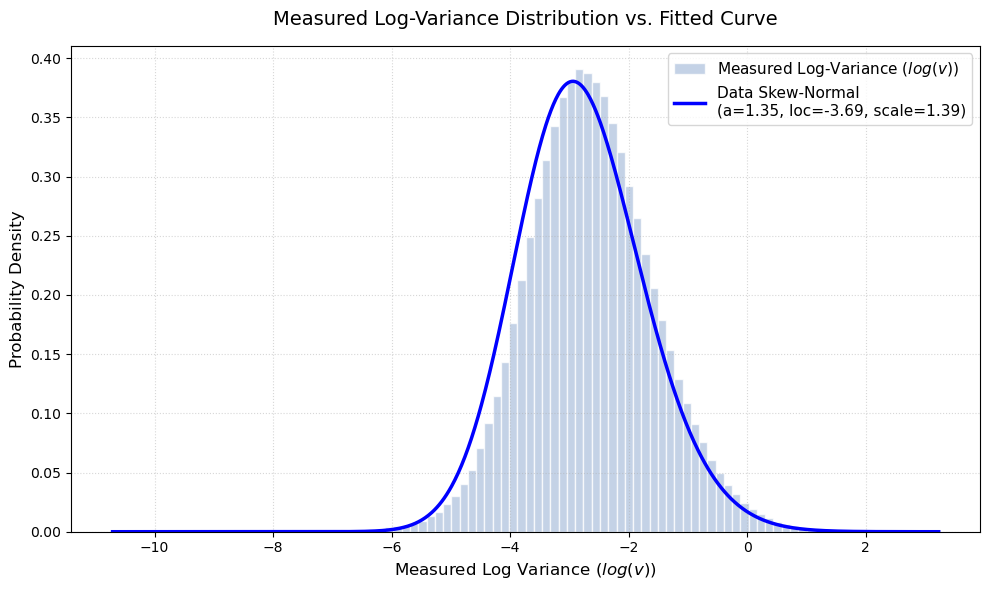
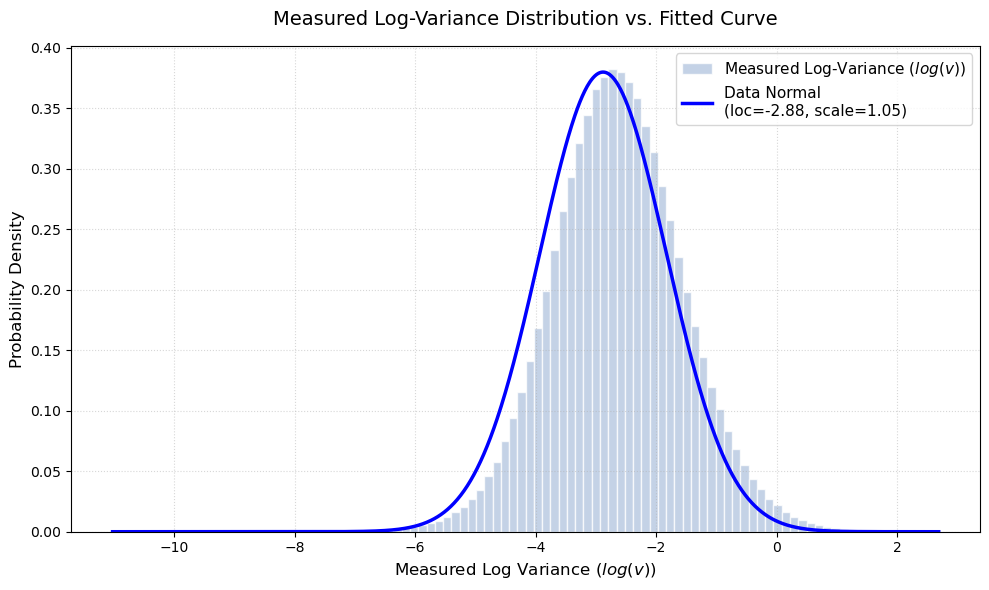
The notebook cell's code change between the first figure and the second:
--- before
+++ after
@@ -34,5 +34,5 @@
     # 3. Plot the total density histogram
     # density=True normalizes the histogram so the area under the bars equals 1.0
-    counts, bins, _ = ax.hist(
+    counts, bins, _ = ax.hist(   # plots the binned variance
         v_data, 
         bins=100, 
@@ -48,8 +48,9 @@
     # fitted_pdf = invgamma.pdf(x_range, alpha_fit, loc=loc_fit, scale=beta_fit)   # inverse-gamma
 
-    a_fit, loc_fit, scale_fit = skewnorm.fit(v_data)
-    fitted_pdf = skewnorm.pdf(x_range, a_fit, loc_fit, scale_fit)     # skew-normal
-    data_pdf = skewnorm.pdf(x_range, 1.35, -3.69, 1.39) 
+    #a_fit, loc_fit, scale_fit = skewnorm.fit(v_data)
+    #fitted_pdf = skewnorm.pdf(x_range, a_fit, loc_fit, scale_fit)     # skew-normal
+    #data_skewpdf = skewnorm.pdf(x_range, 1.35, -3.69, 1.39) 
     a_param = 1.35        # Shape parameter for skew-normal, determined from score_submission.py
+    data_pdf = norm.pdf(x_range, -2.88, 1.05) 
 
 
@@ -57,6 +58,8 @@
     #ax.plot(x_range,fitted_pdf,color='crimson',linewidth=2.5,
             #label=f'Model Skew-Normal\n(a={a_fit:.3f}, loc={loc_fit:.3f}, scale={scale_fit:.3f})' )
+    #ax.plot(x_range,dataskew_pdf,color='blue',linewidth=2.5,
+            #label=f'Data Skew-Normal\n(a=1.35, loc=-3.69, scale=1.39)' )
     ax.plot(x_range,data_pdf,color='blue',linewidth=2.5,
-            label=f'Data Skew-Normal\n(a=1.35, loc=-3.69, scale=1.39)' )
+            label=f'Data Normal\n(loc=-2.88, scale=1.05)' )
     
     # Visual Layout Polish

Commit: Add files via upload